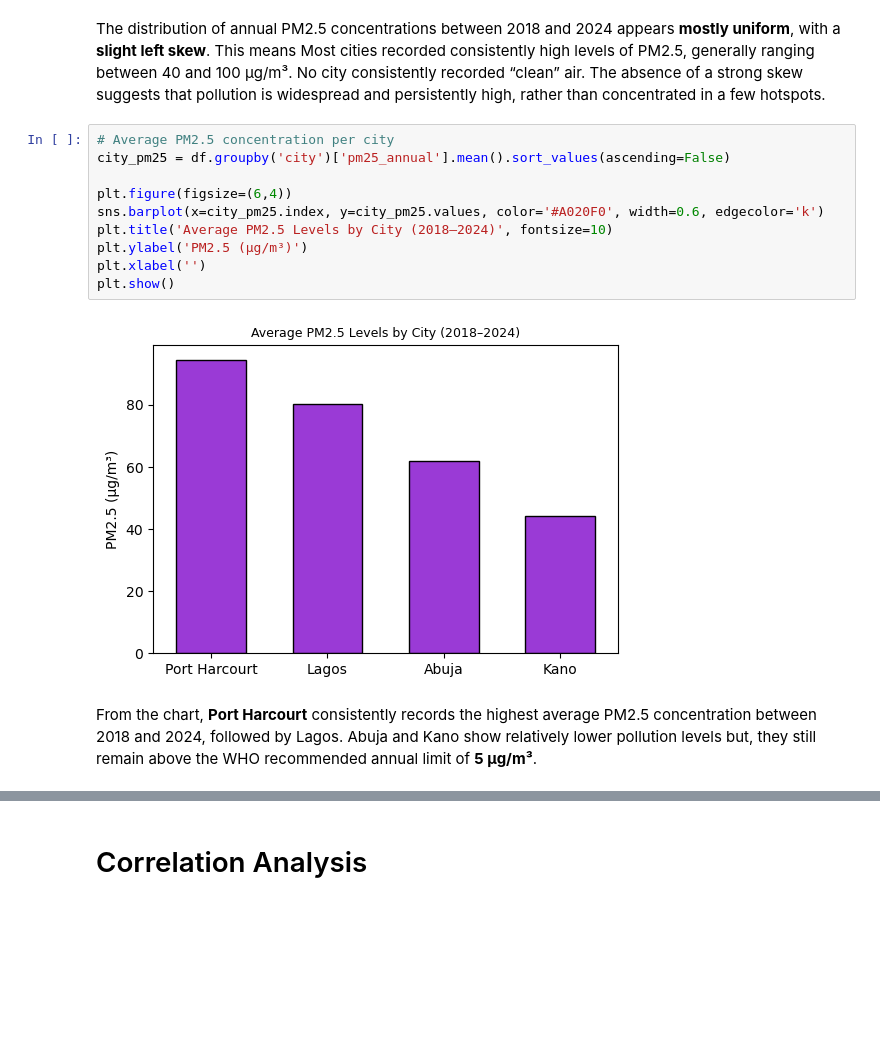
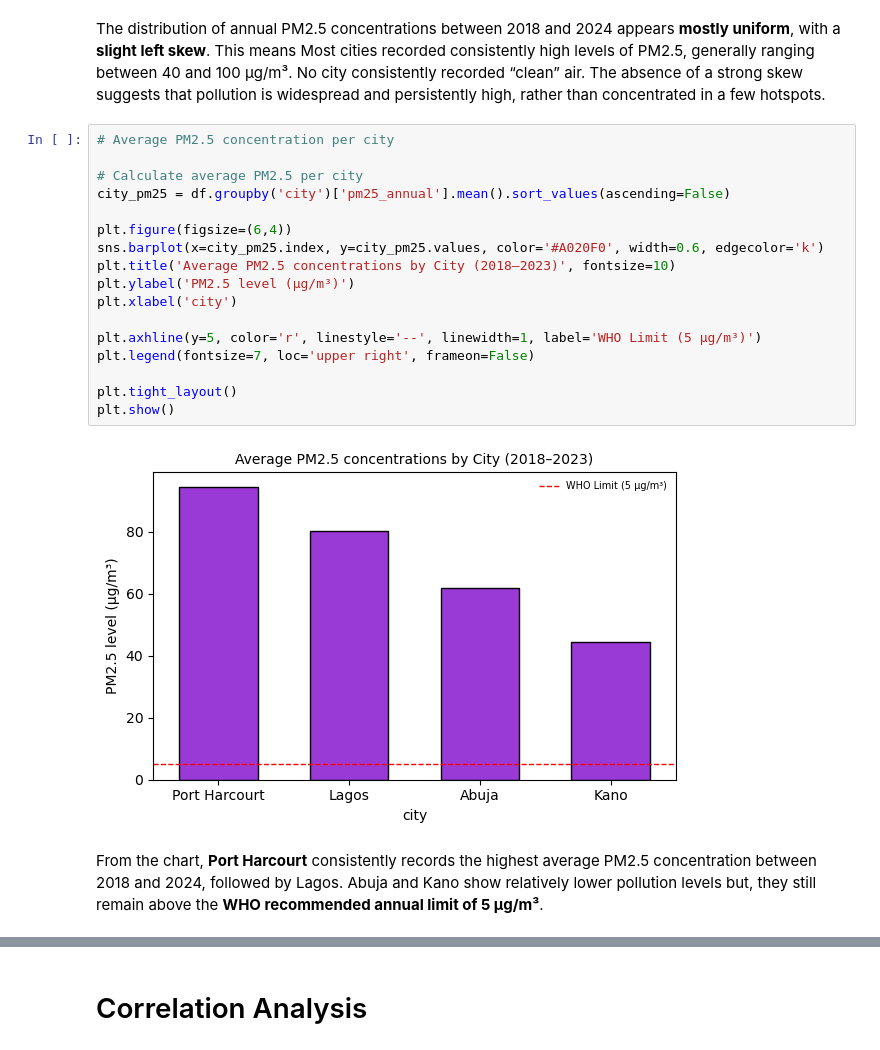
Before and after one commit to DataxEnv/environmental-health-analysis, a Jupyter notebook: environmental_health_analysis.ipynb, the cells around one changed output, grey strips where cells are left out. Saved outputs shown, nothing was run; the diff lists cells and outputs as text; blank space fills up the shorter version.

```diff
--- a/environmental_health_analysis.ipynb
+++ b/environmental_health_analysis.ipynb
@@ -137,16 +143,23 @@ The distribution of annual PM2.5 concentrations between 2018 and 2024 appears **
 This means Most cities recorded consistently high levels of PM2.5, generally ranging between 40 and 100 µg/m³. No city consistently recorded “clean” air. The absence of a strong skew suggests that pollution is widespread and persistently high, rather than concentrated in a few hotspots.
 # %%
 # Average PM2.5 concentration per city
+
+# Calculate average PM2.5 per city
 city_pm25 = df.groupby('city')['pm25_annual'].mean().sort_values(ascending=False)
 
 plt.figure(figsize=(6,4))
 sns.barplot(x=city_pm25.index, y=city_pm25.values, color='#A020F0', width=0.6, edgecolor='k')
-plt.title('Average PM2.5 Levels by City (2018–2024)', fontsize=10)
-plt.ylabel('PM2.5 (µg/m³)')
-plt.xlabel('')
+plt.title('Average PM2.5 concentrations by City (2018–2023)', fontsize=10)
+plt.ylabel('PM2.5 level (µg/m³)')
+plt.xlabel('city')
+
+plt.axhline(y=5, color='r', linestyle='--', linewidth=1, label='WHO Limit (5 µg/m³)')
+plt.legend(fontsize=7, loc='upper right', frameon=False)
+
+plt.tight_layout()
 plt.show()
 # %% [output]
-[figure, old version]
+[figure, new version]
 # %% [markdown]
-From the chart, **Port Harcourt** consistently records the highest average PM2.5 concentration between 2018 and 2024, followed by Lagos. Abuja and Kano show relatively lower pollution levels but, they still remain above the WHO recommended annual limit of **5 µg/m³**.
+From the chart, **Port Harcourt** consistently records the highest average PM2.5 concentration between 2018 and 2024, followed by Lagos. Abuja and Kano show relatively lower pollution levels but, they still remain above the **WHO recommended annual limit of 5 µg/m³**.
 # %%
```
Also changed, not shown: parts of 9 cells of this notebook.
